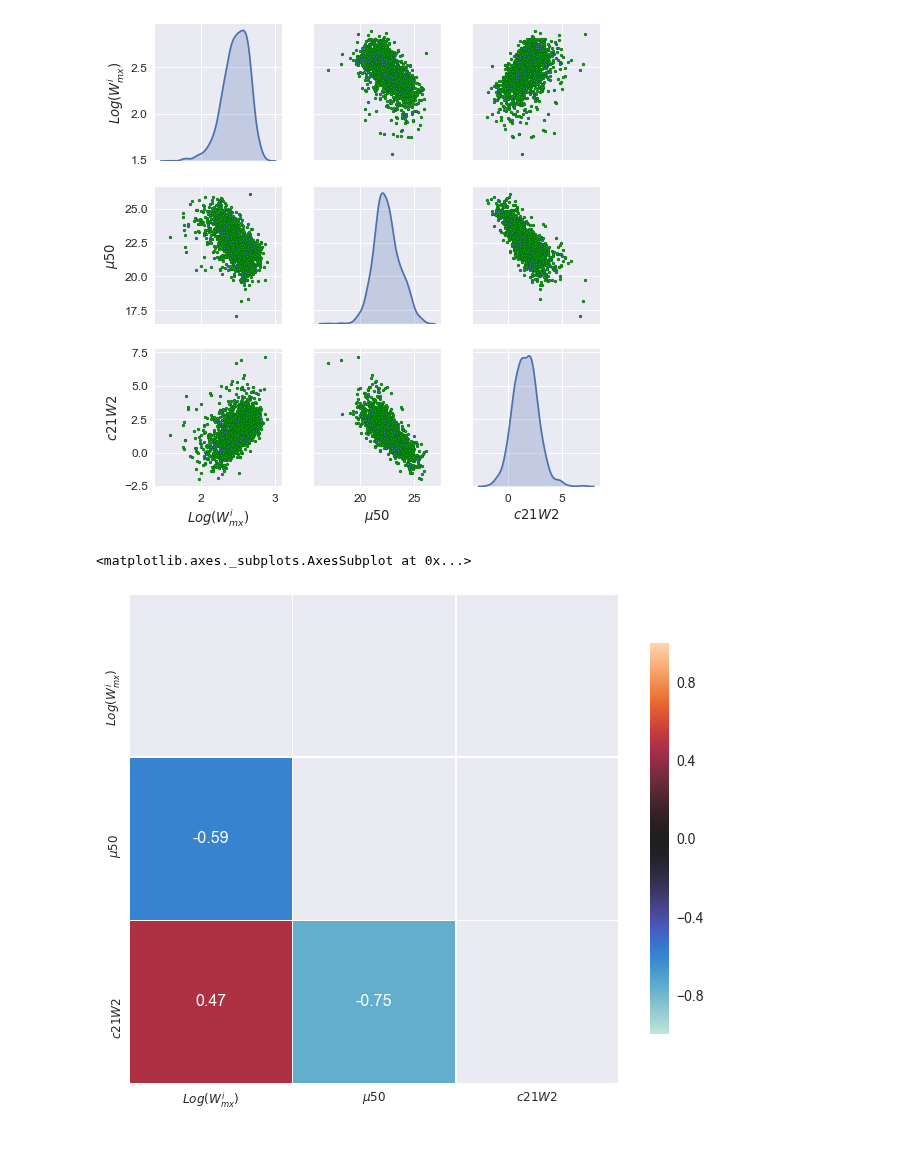
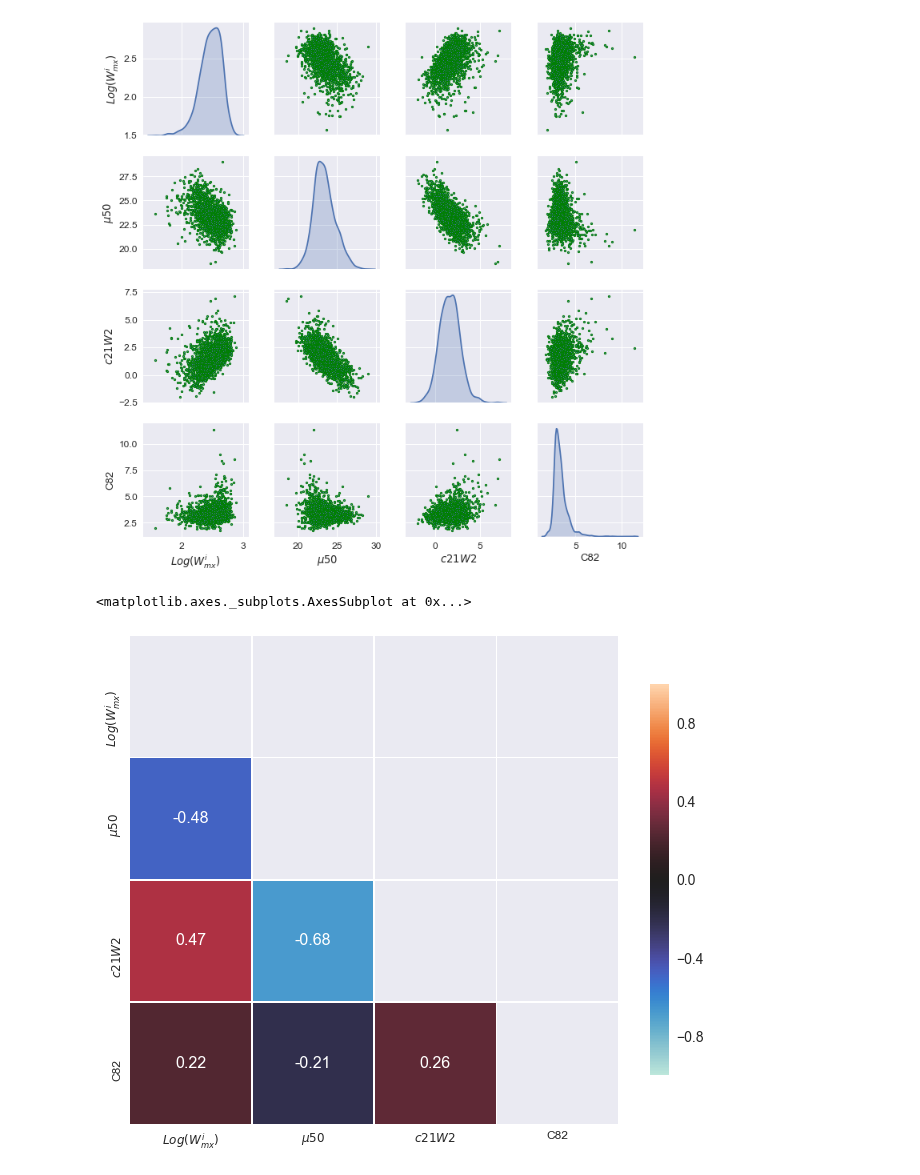
Before and after one commit to ekourkchi/reddening, a Jupyter notebook: noFaceON.ipynb, the cells around one changed output. Saved outputs shown, nothing was run; the diff lists cells and outputs as text; code cells hidden in the pictures; blank space fills up the shorter version.

```diff
--- a/noFaceON.ipynb
+++ b/noFaceON.ipynb
@@ -61,8 +61,8 @@ band1 = 'r'
 band2 = 'w2'
 
 if band2=='w1':
-    text1 = band1+'-W1'            # example: cr-W1
-    text2 = '$c21W_1$'              # example: c21w
+    text1 = band1+'-W1'      # example: cr-W1
+    text2 = '$c21W_1$'       # example: c21w
 else:
     text1 = band1+'-W2'
     text2 = '$c21W_2$'
@@ -92,6 +92,15 @@ table = trim(table, index)
 
 index, = np.where(table['inc']>50)
 table = trim(table, index)
+
+index, = np.where(table['Sqlt']>3)
+table = trim(table, index)
+
+index, = np.where(table['Wqlt']>3)
+table = trim(table, index)
+
+index, = np.where(table['flag']==0)
+table = trim(table, index)
 # %%
 pgc = table['pgc']
 logWimx = table['logWimx']
@@ -104,24 +113,24 @@ Ec21w = table['Ec21w']
 
 
 C82  = table['C82_w2']   # concentration 80%/20%
-mu50 = table['w2']+2.5*np.log10(2.*np.pi*(table['R50_w2']*60)**2)
+mu50 = table['w2']+2.5*np.log10(2.*np.pi*(table['R50_w2']*60)**2)-2.5*np.log10(table['Wba'])
 # %%
 from string import ascii_letters
 import numpy as np
 import pandas as pd
 import seaborn as sns
 import matplotlib.pyplot as plt
 import matplotlib
 matplotlib.rc('axes',edgecolor='k')
 
-data = {'$Log( W_{mx}^i)$':logWimx, '$c21W2$':c21w, '$\mu 50$':mu50}
+data = {'$Log( W_{mx}^i)$':logWimx, '$c21W2$':c21w, '$\mu 50$':mu50, 'C82': C82}
 d = pd.DataFrame.from_dict(data)
 
 sns.set(font_scale=1.2)
 
 pp = sns.pairplot(d, diag_kind="kde", markers=".",plot_kws=dict(s=20, edgecolor="g", linewidth=1),diag_kws=dict(shade=True))
 # %% [output]
-[figure, old version]
+[figure, new version]
 # %%
 ### Compute the correlation matrix
 corr = d.corr()
@@ -143,7 +152,7 @@ sns.heatmap(corr, vmin=-1,vmax=1.0, center=0,
             square=True, linewidths=.5, cbar_kws={"shrink": .8}, annot_kws={"size": 16}, annot=True, mask=mask)
 # %% [output]
 <matplotlib.axes._subplots.AxesSubplot at 0x...>
-[figure, old version]
+[figure, new version]
 # %%
 import sklearn.datasets as ds
 from sklearn.decomposition import PCA
```
Also changed, not shown: parts of 2 cells of this notebook, 3 other files.
